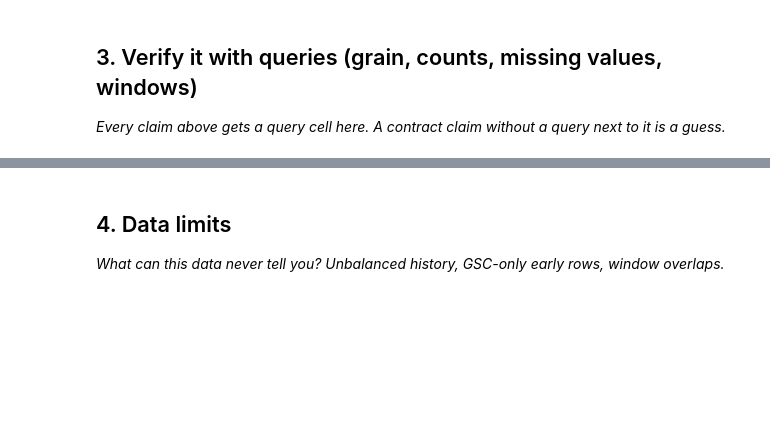
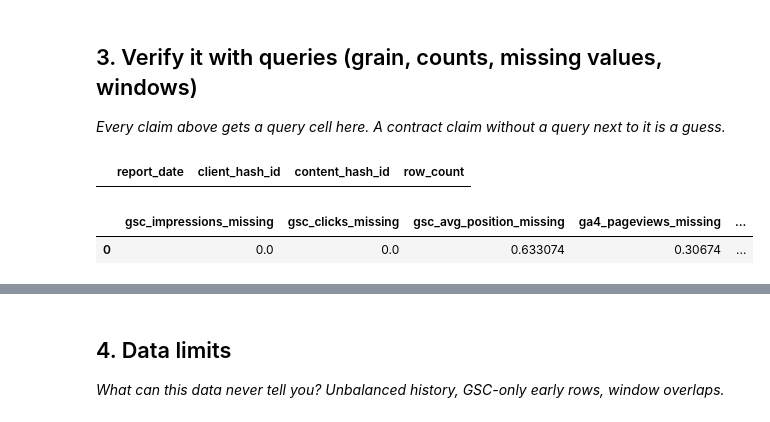
Before and after one commit to ShubhamSnSharma/flyrank-ml-internship, a Jupyter notebook: work/notebooks/w03_data_contract.ipynb, the cells around one changed output, grey strips where cells are left out. Saved outputs shown, nothing was run; the diff lists cells and outputs as text; code cells hidden in the pictures; blank space fills up the shorter version.

```diff
--- a/work/notebooks/w03_data_contract.ipynb
+++ b/work/notebooks/w03_data_contract.ipynb
@@ -18,3 +134,44 @@ This skeleton is yours to fill. Work the sections **in order** — each one has
 ## 3. Verify it with queries (grain, counts, missing values, windows)
 
 *Every claim above gets a query cell here. A contract claim without a query next to it is a guess.*
+# %%
+# Verify that each page-day observation is unique in the
+# March 2026 analysis window.
+
+con.execute(f"""
+SELECT
+    report_date,
+    client_hash_id,
+    content_hash_id,
+    COUNT(*) AS row_count
+FROM read_parquet(
+    '{rel}/fact_content_daily_performance/**/*.parquet'
+)
+WHERE month = '2026-03'
+GROUP BY
+    report_date,
+    client_hash_id,
+    content_hash_id
+HAVING COUNT(*) > 1
+""").df()
+# %% [output]
+|  | report_date | client_hash_id | content_hash_id | row_count |
+# %%
+# Measure missing values for the selected feature columns
+# in the March 2026 analysis window.
+
+con.execute(f"""
+SELECT
+    AVG(CASE WHEN gsc_impressions IS NULL THEN 1.0 ELSE 0 END) AS gsc_impressions_missing,
+    AVG(CASE WHEN gsc_clicks IS NULL THEN 1.0 ELSE 0 END) AS gsc_clicks_missing,
+    AVG(CASE WHEN gsc_avg_position IS NULL THEN 1.0 ELSE 0 END) AS gsc_avg_position_missing,
+    AVG(CASE WHEN ga4_pageviews IS NULL THEN 1.0 ELSE 0 END) AS ga4_pageviews_missing,
+    AVG(CASE WHEN ga4_engaged_sessions IS NULL THEN 1.0 ELSE 0 END) AS ga4_engaged_sessions_missing
+FROM read_parquet(
+    '{rel}/fact_content_daily_performance/**/*.parquet'
+)
+WHERE month = '2026-03'
+""").df()
+# %% [output]
+|  | gsc_impressions_missing | gsc_clicks_missing | gsc_avg_position_missing | ga4_pageviews_missing | ... |
+| 0 | 0.0 | 0.0 | 0.633074 | 0.30674 | ... |
```
Also changed, not shown: parts of 16 cells of this notebook.
